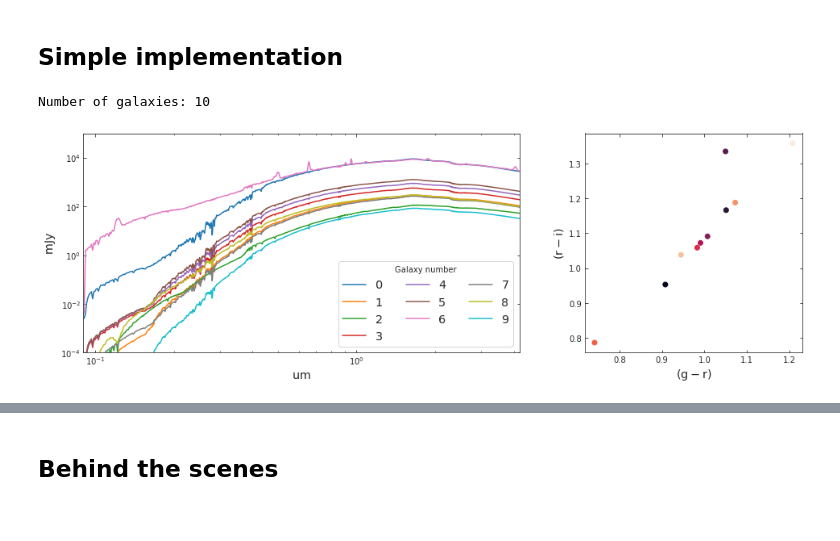
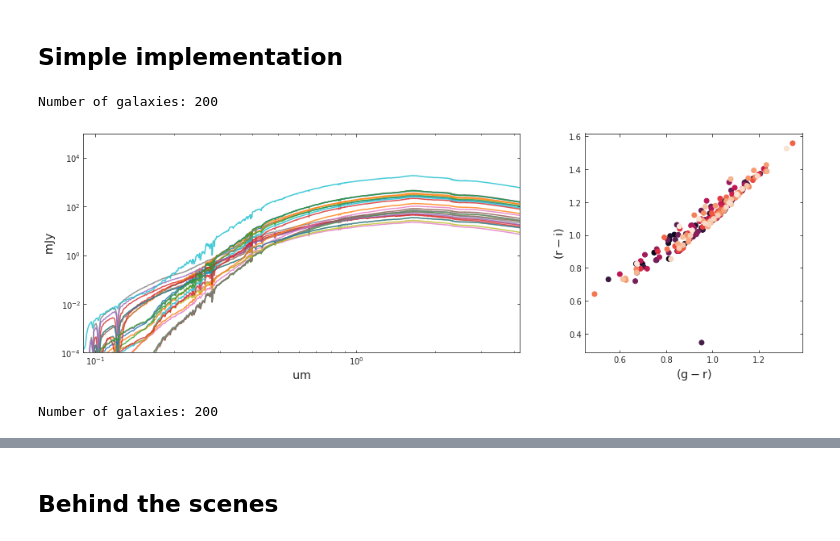
Before and after one commit to nesar/watercolor, a Jupyter notebook: nbs/index.ipynb, the cells around one changed output, grey strips where cells are left out. Saved outputs shown, nothing was run; the diff lists cells and outputs as text; code cells hidden in the pictures.

Commit message:
new catalog format

```diff
--- a/nbs/index.ipynb
+++ b/nbs/index.ipynb
@@ -24,33 +24,33 @@ pip install watercolor
 # %%
 from watercolor.paint import photometry_from_catalog
 # %%
-galaxy_star_catalog_file='../watercolor/data/test_hacc_stellar_catalog/Gals_Z0_576.txt' # HACC galaxy catalog
+galaxy_star_catalog_file='../watercolor/data/test_hacc_stellar_catalog/Gal_Z0.txt' # HACC galaxy catalog
 final_sed_uJy, final_wave_um, lsst_mags, spherex_mags, cosmos_mags = photometry_from_catalog(galaxy_star_catalog_file)
 # %% [output]
-Number of galaxies: 10
+Number of galaxies: 200
 # %%
 # Plotting SEDs and LSST colors
 f, ax = plt.subplots(1, 2, figsize=(16, 5), gridspec_kw={'width_ratios': [2, 1]})
 
-for gal_id in range(final_sed_uJy.shape[0]):
-    ax[0].plot(final_wave_um[gal_id], final_sed_uJy[gal_id], label=str(gal_id))
+for gal_id in np.random.randint(0, final_sed_uJy.shape[0], 24):
+    ax[0].plot(final_wave_um[gal_id], final_sed_uJy[gal_id], label=str(gal_id), alpha=0.8)
 
 ax[0].set_xlim(0.09, 4.2)
 ax[0].set_ylim(1e-4, 1e5)
 ax[0].set_xscale('log')
 ax[0].set_yscale('log')
 
 ax[0].set_xlabel(r'${\rm um}$', fontsize = 'x-large')
 ax[0].set_ylabel(r'${\rm mJy}}$', fontsize = 'x-large')
-ax[0].legend(fontsize='x-large', ncol=3, title='Galaxy number')
+# ax[0].legend(fontsize='x-large', ncol=3, title='Galaxy number')
 
 
 u, g, r, i, z, Y = lsst_mags.T
 
 ax[1].scatter(g-r, r-i, c=range(final_sed_uJy.shape[0]))
 ax[1].set_xlabel(r'${\rm (g-r)}$', fontsize = 'x-large')
 ax[1].set_ylabel(r'${\rm (r-i)}$', fontsize = 'x-large')
 
 plt.show()
 # %% [output]
-[figure, old version]
+[figure, new version]
@@ -56,0 +74,31 @@ plt.show()
+# %%
+#| hide
+
+print('Number of galaxies: %d'%np.unique(galaxy_tags).shape[0])
+
+logZ_all = np.zeros(shape=(np.unique(galaxy_tags).shape[0], ))
+logmstar_all = np.zeros(shape=(np.unique(galaxy_tags).shape[0], ))
+satellite_cond_all = np.zeros(shape=(np.unique(galaxy_tags).shape[0], ))
+u, g, r, i, z, Y = lsst_mags.T
+
+for galaxy_number in range(np.unique(galaxy_tags).shape[0]):
+    unique_galaxy_tag = np.unique(galaxy_tags)[galaxy_number]
+
+
+    mstar_i = mass[galaxy_tags == unique_galaxy_tag]
+    metal_i = metal_hydro[galaxy_tags == unique_galaxy_tag]
+
+
+    if_satellite_i = if_satellite[galaxy_tags == unique_galaxy_tag]
+
+    logZ = log_total_stellar_metal(metal_i, mstar_i)[0]
+    logmstar = log_total_stellar_mass(mstar_i)[0]
+    satellite_cond = np.max(if_satellite_i)
+
+    logZ_all[galaxy_number] = logZ
+    logmstar_all[galaxy_number] = logmstar
+    satellite_cond_all[galaxy_number] = satellite_cond
+
+satellite_cond_all[satellite_cond_all !=0] = 1
+# %% [output]
+Number of galaxies: 200
```
Also changed, not shown: parts of 22 cells of this notebook, 20 other files.
